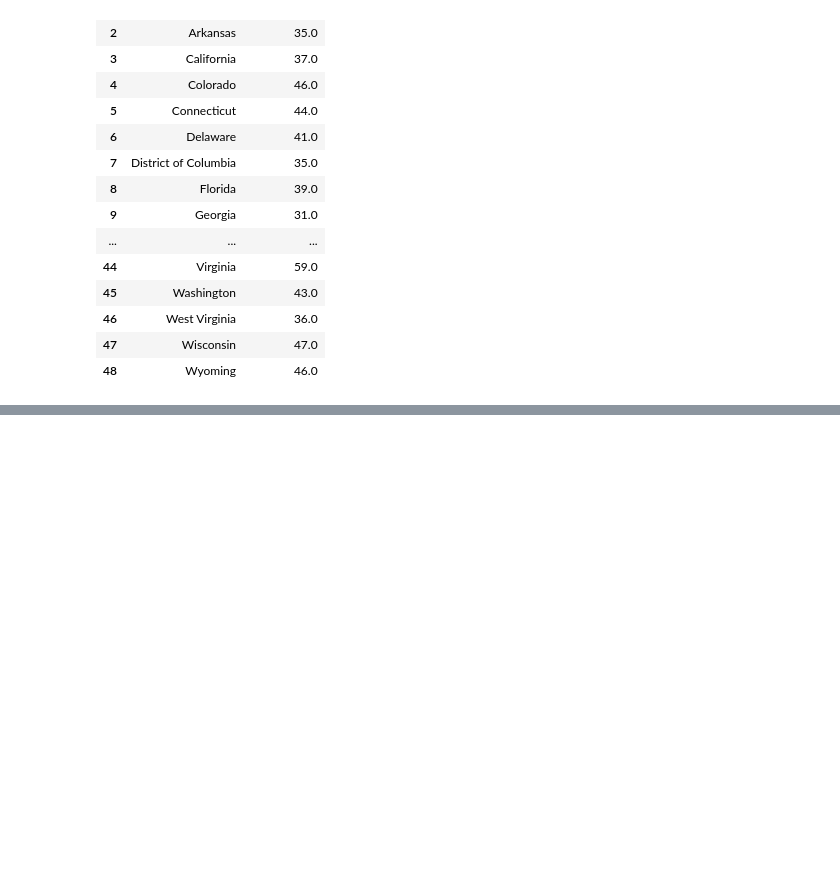
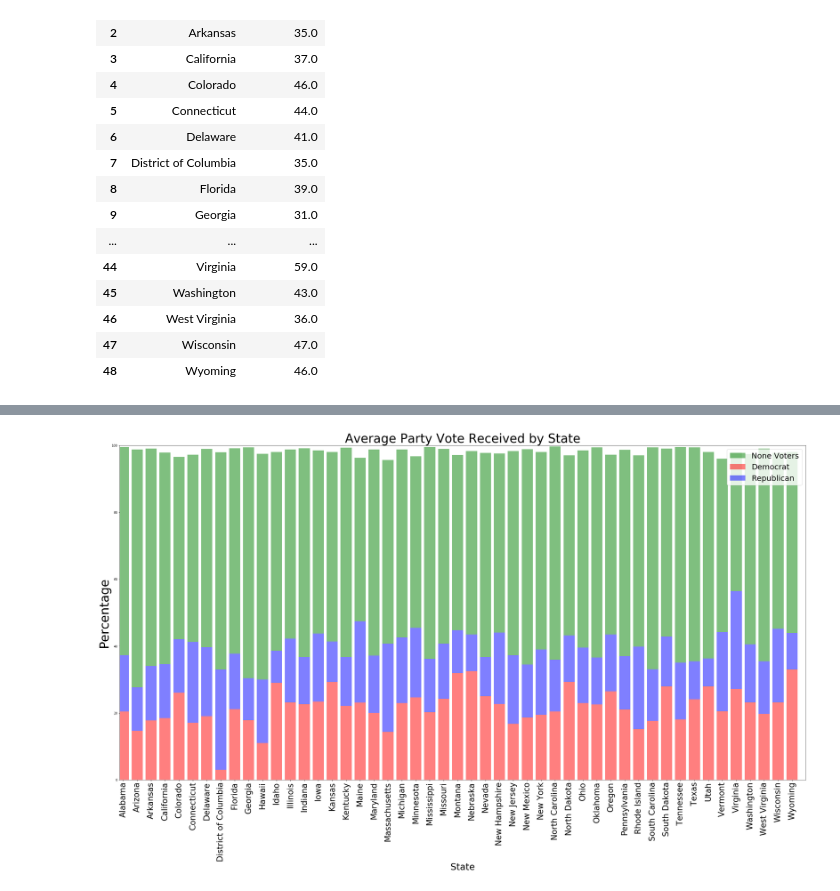
Before and after one commit to jennylynnramz/project1, a Jupyter notebook: Resources/Analysis Files/2000/election2000analysis.ipynb, the cells around one changed output, grey strips where cells are left out. Cells and saved outputs as stored; diff of their text form; code cells hidden in the pictures; blank space fills up the shorter version.

```diff
--- a/Resources/Analysis Files/2000/election2000analysis.ipynb
+++ b/Resources/Analysis Files/2000/election2000analysis.ipynb
@@ -172,0 +199,9 @@ rep_vote = plt.plot(location,republican_votes_2000, label="Republican")
+# %%
+#converted the voter population to percentage
+merge_df["Avg_Turnout"] = (round(merge_df.total_votes / merge_df.total_pop,2)*100)
+merge_df["rep_vote_per"] = (round(merge_df['2000_republican_votes'] / merge_df.total_pop,2)*100)
+merge_df["dem_vote_per"] = (round(merge_df['2000_democrat_votes'] / merge_df.total_pop,2)*100)
+merge_df["dem_vote_per"] = (round(merge_df['2000_democrat_votes'] / merge_df.total_pop,2)*100)
+merge_df["non_voters"] = (round(100-merge_df['Avg_Turnout'],2))
+merge_per_df = merge_df[['State','Location','Avg_Turnout','rep_vote_per','dem_vote_per','non_voters']]
+merge_per_df
@@ -172,0 +222,6 @@ rep_vote = plt.plot(location,republican_votes_2000, label="Republican")
+# %%
+#same table, but grouped by states
+state_per = round(merge_per_df.groupby('State').mean(),2)
+state_per = pd.DataFrame(state_per)
+state_per = state_per.reset_index()
+state_per
@@ -172,0 +246,22 @@ rep_vote = plt.plot(location,republican_votes_2000, label="Republican")
+# %%
+#Stacked Bar graph for each state.
+state =  state_per["State"]
+rep_per = state_per['rep_vote_per']
+dem_per = state_per['dem_vote_per']
+non_per = state_per['non_voters']
+both = np.add(rep_per, dem_per).tolist()
+
+p1 = plt.bar(state, rep_per, color='r', alpha=0.5, align="center")
+p2= plt.bar(state, dem_per, color='b', alpha=0.5, align="center", bottom = rep_per)
+p3 = plt.bar(state, non_per, color='g', alpha=0.5, align="center", bottom = both)
+
+plt.xticks(rotation="vertical", fontsize = 26)
+plt.title('Average Party Vote Received by State', fontsize = 40)
+plt.xlabel('State', fontsize = 30)
+plt.ylabel('Percentage', fontsize = 40)
+plt.xlim(-0.25, len(state))
+plt.ylim(0,100)
+plt.legend((p0[0],p1[0], p2[0]), ('None Voters', 'Democrat','Republican'),prop={'size': 25})
+plt.show()
+# %% [output]
+[figure, added]
```
Also changed, not shown: parts of 9 cells of this notebook, 2 other files.
